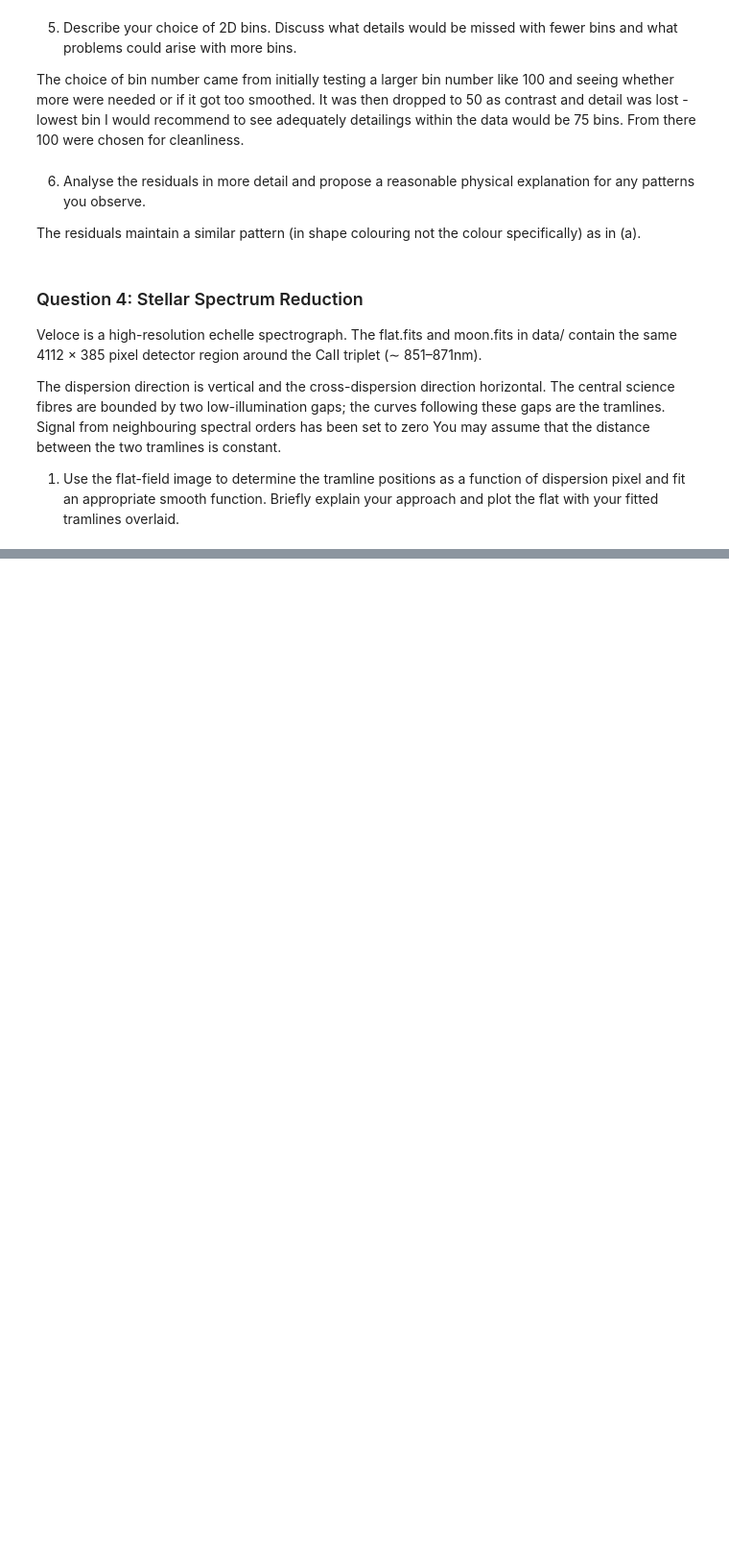
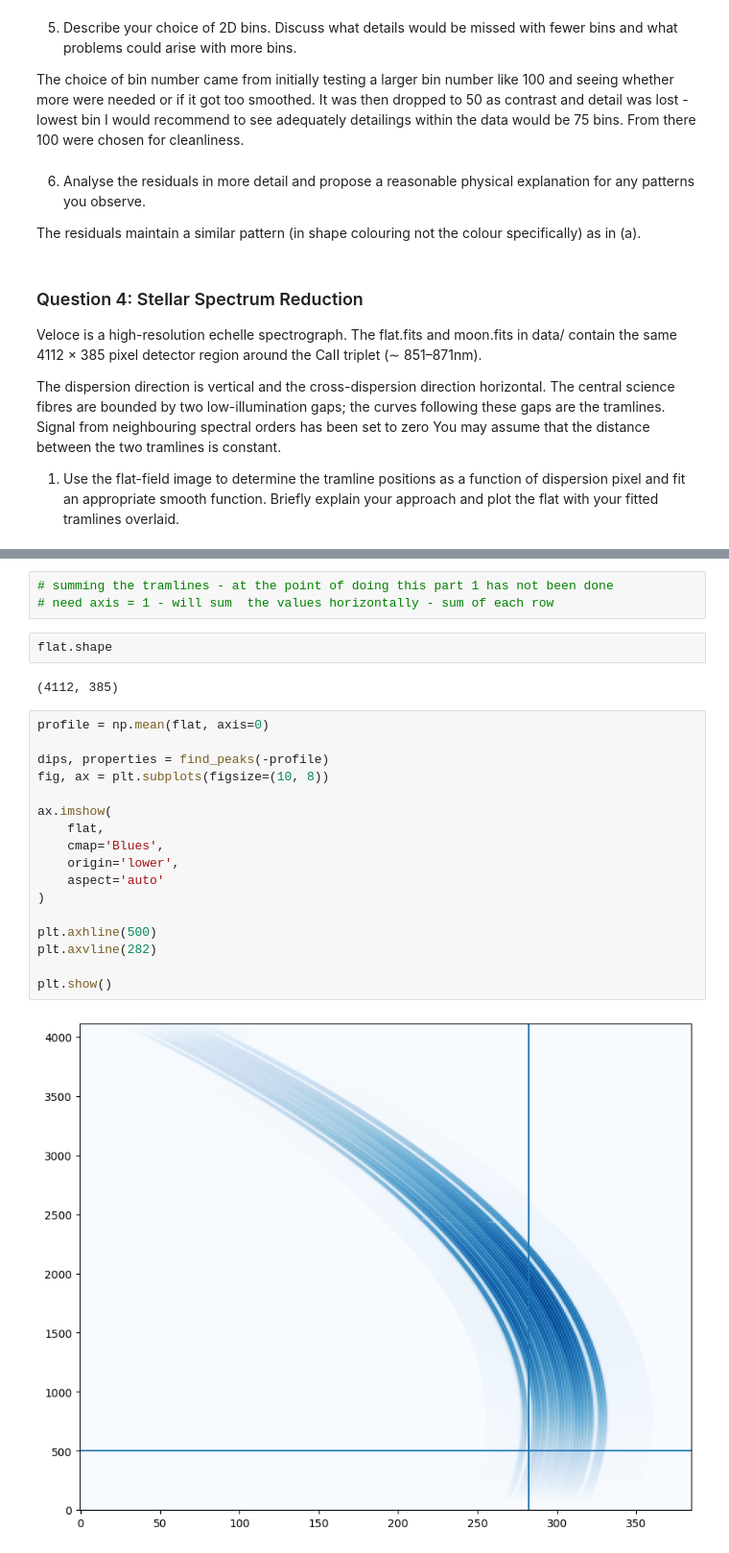
Before and after one commit to u7496134/Assignment_2, a Jupyter notebook: A.1.ipynb, the cells around one changed output, grey strips where cells are left out. Shown at 96% size. Drawn from its saved outputs; the diff is of its cells as text; blank space fills up the shorter version.

```diff
--- a/A.1.ipynb
+++ b/A.1.ipynb
@@ -385,0 +432,26 @@ OSError: No SIMPLE card found, this file does not appear to be a valid FITS file
+# %%
+# summing the tramlines - at the point of doing this part 1 has not been done
+# need axis = 1 - will sum  the values horizontally - sum of each row
+# %%
+flat.shape
+# %% [output]
+(4112, 385)
+# %%
+profile = np.mean(flat, axis=0)
+
+dips, properties = find_peaks(-profile)
+fig, ax = plt.subplots(figsize=(10, 8))
+
+ax.imshow(
+    flat,
+    cmap='Blues',
+    origin='lower',
+    aspect='auto'
+)
+
+plt.axhline(500)
+plt.axvline(282)
+
+plt.show()
+# %% [output]
+[figure, added]
```
Also changed, not shown: parts of 9 cells of this notebook.
